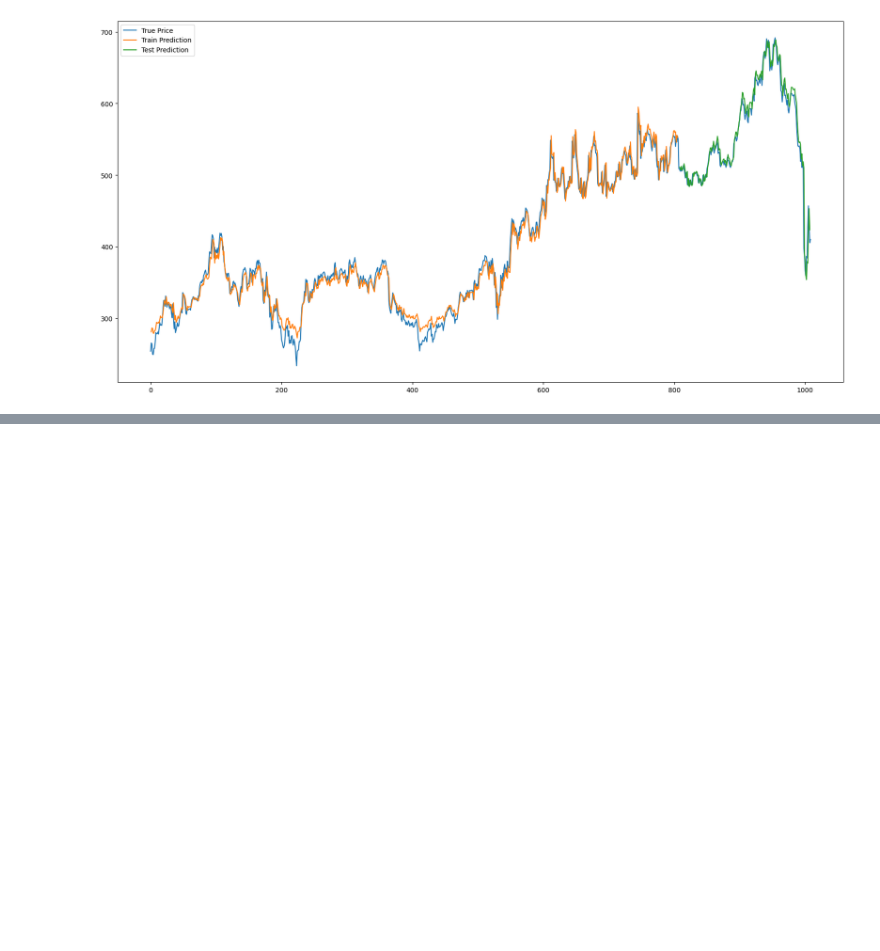
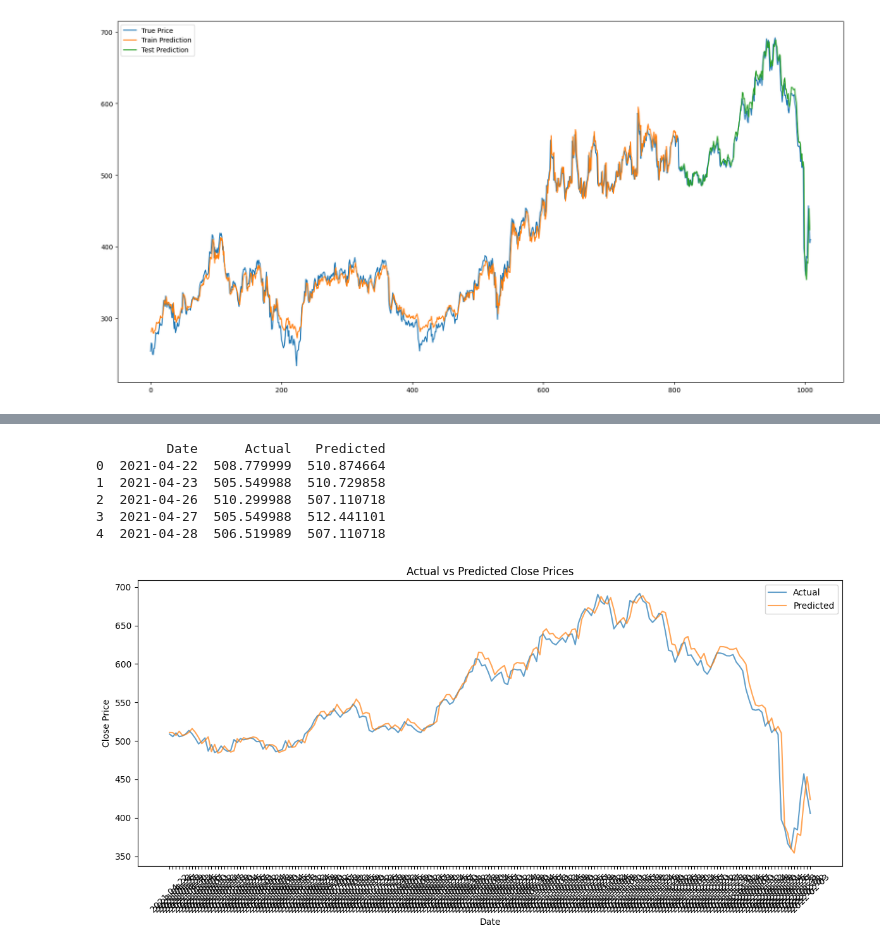
Before and after one commit to Khim3/Scalable_and_Distributed_Computing_Project, a Jupyter notebook: ltsm.ipynb, the cells around one changed output, grey strips where cells are left out. Cells and saved outputs as stored; diff of their text form; code cells hidden in the pictures; blank space fills up the shorter version.

```diff
--- a/ltsm.ipynb
+++ b/ltsm.ipynb
@@ -243,0 +225,15 @@ torch.save(model.state_dict(), "./models/lstm.pth")
+# %%
+# Load the new CSV file
+new_df = pd.read_csv('./test.csv')  # Replace with your new CSV file path
+new_df = new_df.sort_values(by="Date")  # Ensure it's sorted by Date
+
+# Extract and scale the 'Close' values
+new_data = new_df[['Close']].values.astype('float32')
+new_data = scaler.transform(new_data)  # Use the same scaler for consistency
+
+# Create the dataset with look_back
+newX, _ = create_dataset(new_data, look_back)
+newX = np.reshape(newX, (newX.shape[0], 1, newX.shape[1]))
+
+# Convert to tensor
+newX = torch.tensor(newX, dtype=torch.float32).to(device)
@@ -243,0 +260,39 @@ torch.save(model.state_dict(), "./models/lstm.pth")
+# %%
+# Predict with the model
+newPredictions = model(newX).detach().cpu().numpy()
+
+# Inverse transform the predictions
+newPredictions = scaler.inverse_transform(newPredictions)
+# %%
+# Adjust the Date column to match the prediction dataset
+dates = new_df['Date'][look_back:len(newPredictions) + look_back].reset_index(drop=True)
+
+# Create a DataFrame
+results_df = pd.DataFrame({
+    'Date': dates,
+    'Actual': new_df['Close'][look_back:len(newPredictions) + look_back].reset_index(drop=True),
+    'Predicted': newPredictions.flatten()
+})
+
+# Display the DataFrame
+print(results_df.head())
+# %% [output]
+         Date      Actual   Predicted
+0  2021-04-22  508.779999  510.874664
+1  2021-04-23  505.549988  510.729858
+2  2021-04-26  510.299988  507.110718
+3  2021-04-27  505.549988  512.441101
+4  2021-04-28  506.519989  507.110718
+# %%
+plt.figure(figsize=(12, 6))
+plt.plot(results_df['Date'], results_df['Actual'], label='Actual', alpha=0.7)
+plt.plot(results_df['Date'], results_df['Predicted'], label='Predicted', alpha=0.7)
+plt.xlabel('Date')
+plt.ylabel('Close Price')
+plt.title('Actual vs Predicted Close Prices')
+plt.legend()
+plt.xticks(rotation=45)
+plt.tight_layout()
+plt.show()
+# %% [output]
+[figure, added]
```
Also changed, not shown: parts of 8 cells of this notebook, 4 other files.
